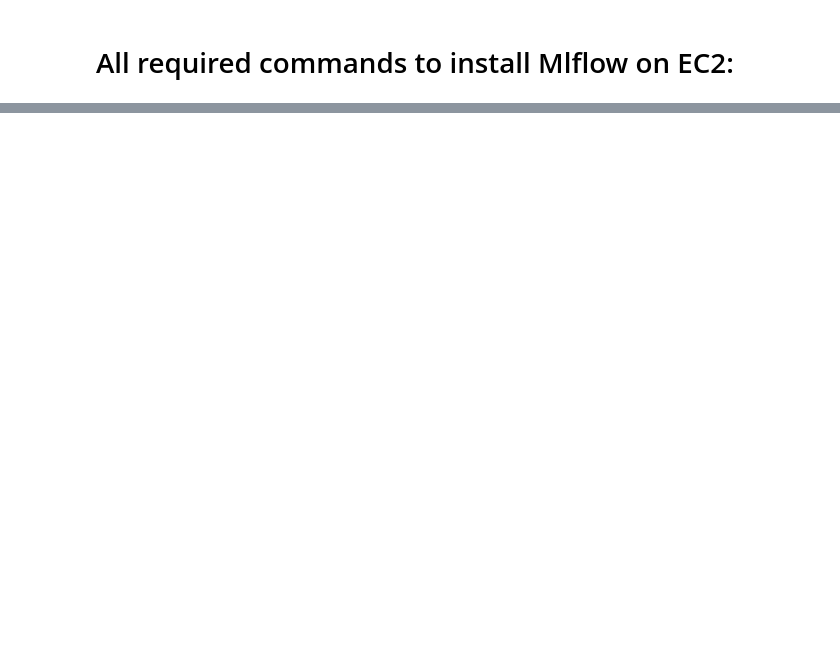
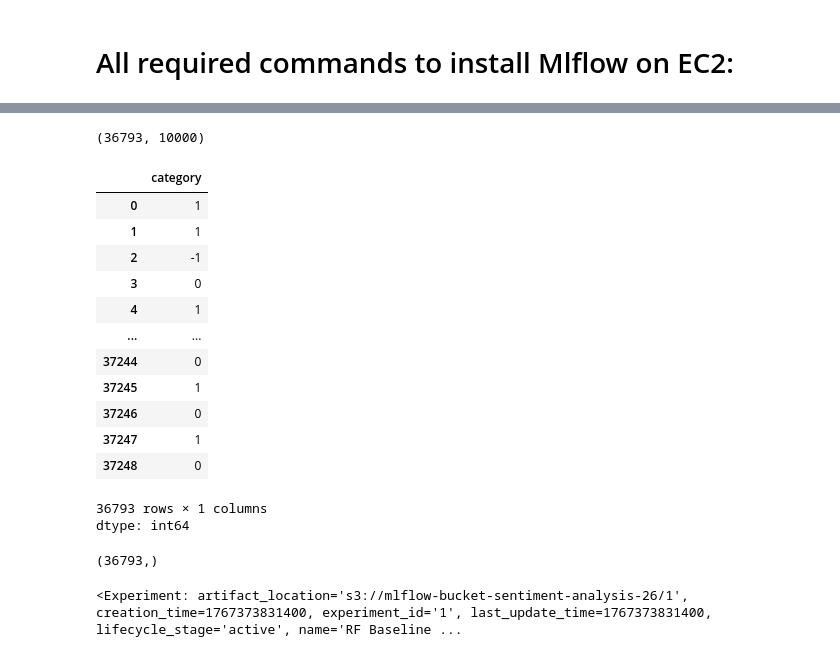
Before and after one commit to Harshit6057/MLOPs, a Jupyter notebook: Sentiment_Analysis/2_experiment_1_baseline_model.ipynb, the cells around one changed output, grey strips where cells are left out. Cells and saved outputs as stored; diff of their text form; code cells hidden in the pictures; blank space fills up the shorter version.

Commit message:
next improvement in experiment 1 baseline model

```diff
--- a/Sentiment_Analysis/2_experiment_1_baseline_model.ipynb
+++ b/Sentiment_Analysis/2_experiment_1_baseline_model.ipynb
@@ -52,0 +53,2 @@ import pandas as pd
+# %%
+df = df[~(df['clean_comment'].str.strip() == '')]
@@ -52,0 +68,27 @@ import pandas as pd
+# %%
+# Define the preprocessing function
+def preprocess_comment(comment):
+    # Convert to lowercase
+    comment = comment.lower()
+
+    # Remove trailing and leading whitespaces
+    comment = comment.strip()
+
+    # Remove newline characters
+    comment = re.sub(r'\n', ' ', comment)
+
+    # Remove non-alphanumeric characters, except punctuation
+    comment = re.sub(r'[^A-Za-z0-9\s!?.,]', '', comment)
+
+    # Remove stopwords but retain important ones for sentiment analysis
+    stop_words = set(stopwords.words('english')) - {'not', 'but', 'however', 'no', 'yet'}
+    comment = ' '.join([word for word in comment.split() if word not in stop_words])
+
+    # Lemmatize the words
+    lemmatizer = WordNetLemmatizer()
+    comment = ' '.join([lemmatizer.lemmatize(word) for word in comment.split()])
+
+    return comment
+# %%
+# Apply the preprocessing function to the 'clean_comment' column
+df['clean_comment'] = df['clean_comment'].apply(preprocess_comment)
@@ -52,0 +117,3 @@ import pandas as pd
+# %%
+X = vectorizer.fit_transform(df['clean_comment']).toarray()
+y = df['category']  # Assuming 'sentiment' is the target variable (0 or 1 for binary classification)
@@ -52,0 +130,25 @@ import pandas as pd
+# %%
+X.shape
+# %% [output]
+(36793, 10000)
+# %%
+y
+# %% [output]
+|  | category |
+| 0 | 1 |
+| 1 | 1 |
+| 2 | -1 |
+| 3 | 0 |
+| 4 | 1 |
+| ... | ... |
+| 37244 | 0 |
+| 37245 | 1 |
+| 37246 | 0 |
+| 37247 | 1 |
+| 37248 | 0 |
+36793 rows × 1 columns
+dtype: int64
+# %%
+y.shape
+# %% [output]
+(36793,)
@@ -52,0 +158,5 @@ import pandas as pd
+# %%
+# Set or create an experiment
+mlflow.set_experiment("RF Baseline")
+# %% [output]
+<Experiment: artifact_location='s3://mlflow-bucket-sentiment-analysis-26/1', creation_time=1767373831400, experiment_id='1', last_update_time=1767373831400, lifecycle_stage='active', name='RF Baseline ...
```
Also changed, not shown: parts of 20 cells of this notebook, 3 other files.
